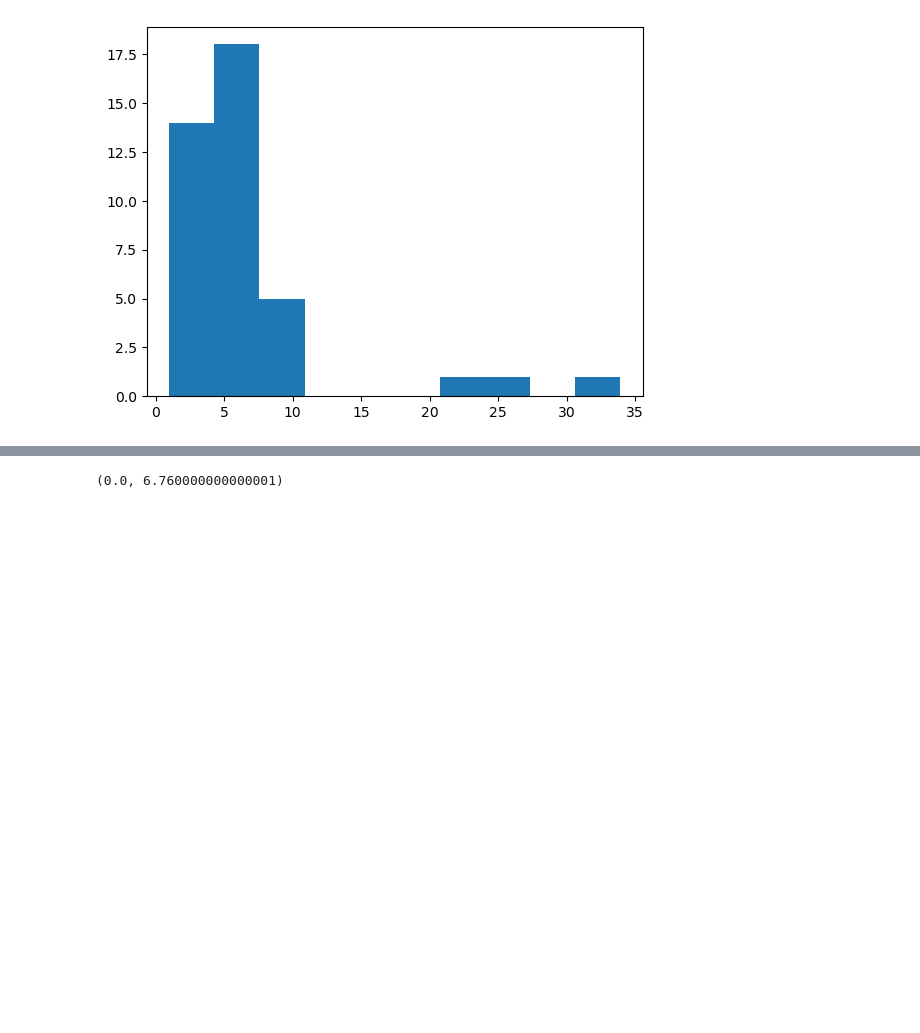
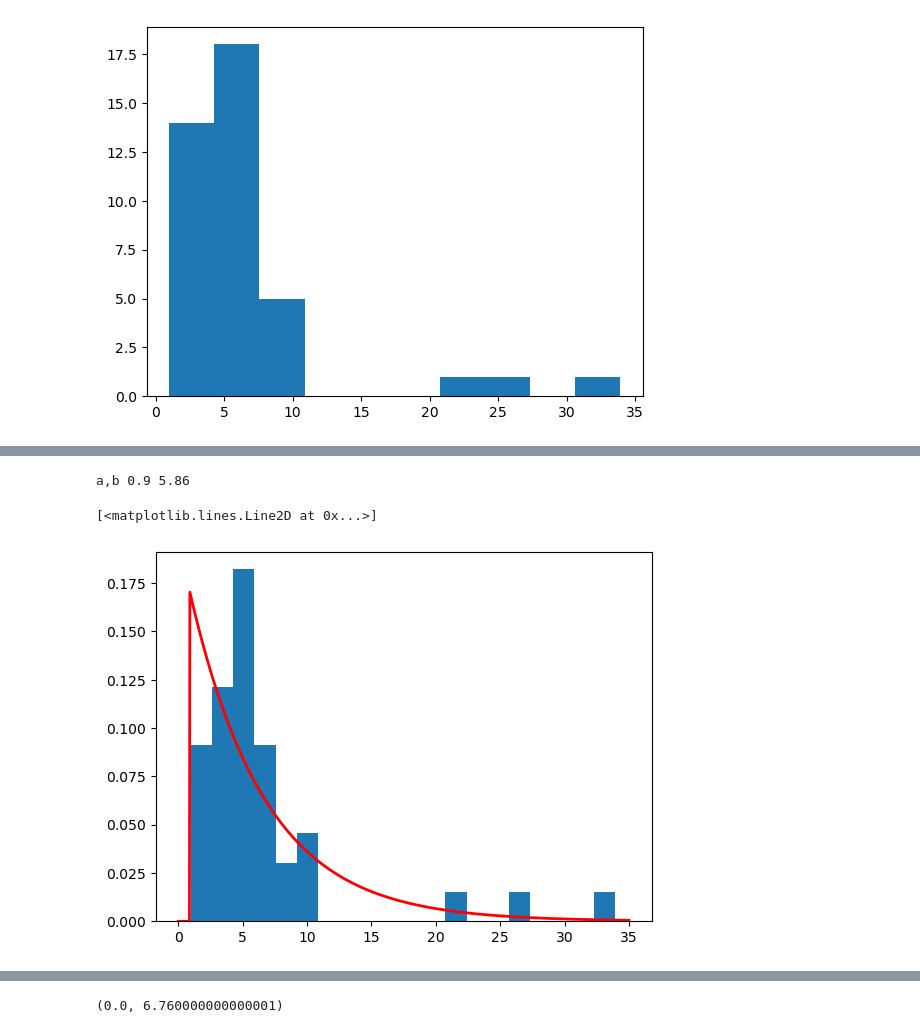
Before and after one commit to gl626qf/advanced_dataanalysis, a Jupyter notebook: chapters/1-fundamentalPy/week4/binnedData.ipynb, the cells around one changed output, grey strips where cells are left out. Drawn from its saved outputs; the diff is of its cells as text; code cells hidden in the pictures; blank space fills up the shorter version.

```diff
--- a/chapters/1-fundamentalPy/week4/binnedData.ipynb
+++ b/chapters/1-fundamentalPy/week4/binnedData.ipynb
@@ -44,0 +47,18 @@ plt.plot(x, stats.expon.pdf(x, 0, 1.5), 'r-', lw=2)
+# %%
+# The exercise ask to make a exponential fit to the data
+# We can do this by using the stats.expon.fit function
+a,b = stats.expon.fit(data, floc = 0.9)
+
+print("a,b", a,b)
+
+# Now I want to show the fit with the histogram
+# First I need to make a x-axis
+x = np.linspace(0, 35, 1000)
+
+# Then I can plot the histogram and the fit
+plt.hist(data, bins=20, density=True)
+plt.plot(x, stats.expon.pdf(x, a, b), 'r-', lw=2)
+# %% [output]
+a,b 0.9 5.86
+[<matplotlib.lines.Line2D at 0x...>]
+[figure, added]
```
Also changed, not shown: parts of 12 cells of this notebook, 3 other files.
